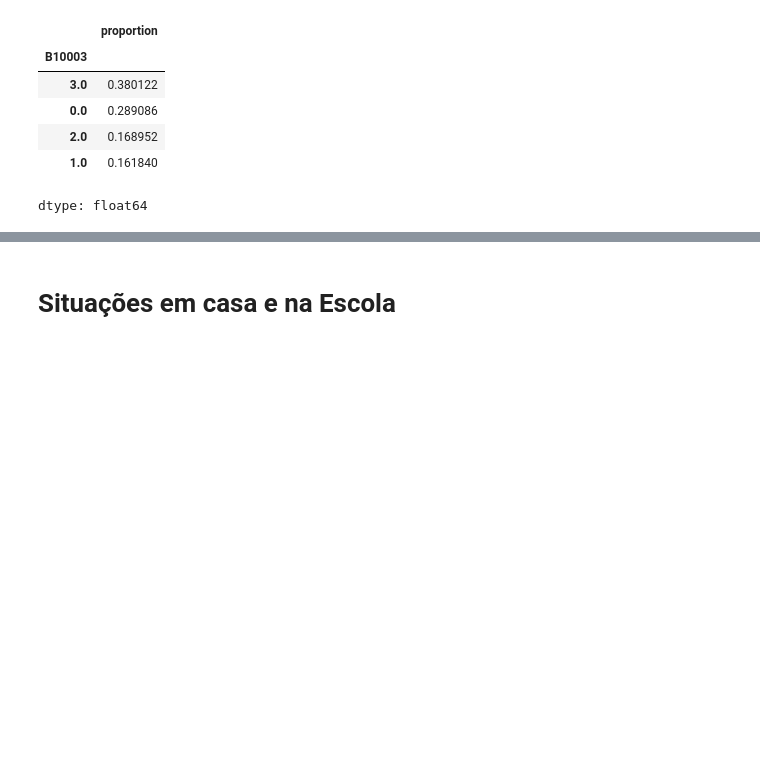
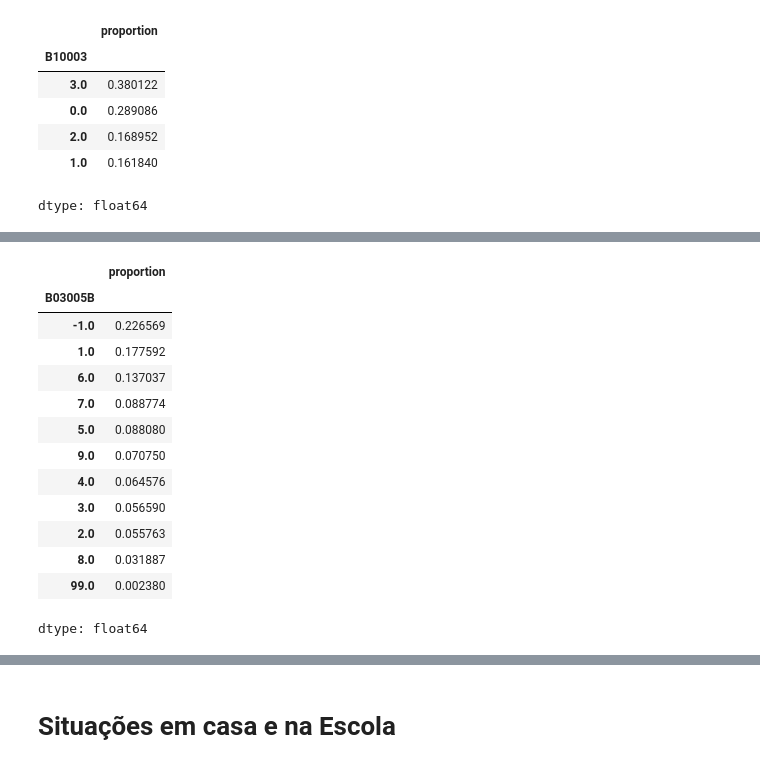
Before and after one commit to GustavoEmanuel901/lainfs-pense-repository, a Jupyter notebook: Dados_Pense_2026.ipynb, the cells around one changed output, grey strips where cells are left out. Saved outputs shown, nothing was run; the diff lists cells and outputs as text; code cells hidden in the pictures; blank space fills up the shorter version.

```diff
--- a/Dados_Pense_2026.ipynb
+++ b/Dados_Pense_2026.ipynb
@@ -1872,0 +2036,17 @@ dtype: float64
+# %%
+df['B03005B'].value_counts(normalize=True)
+# %% [output]
+|  | proportion |
+| B03005B |  |
+| -1.0 | 0.226569 |
+| 1.0 | 0.177592 |
+| 6.0 | 0.137037 |
+| 7.0 | 0.088774 |
+| 5.0 | 0.088080 |
+| 9.0 | 0.070750 |
+| 4.0 | 0.064576 |
+| 3.0 | 0.056590 |
+| 2.0 | 0.055763 |
+| 8.0 | 0.031887 |
+| 99.0 | 0.002380 |
+dtype: float64
```
Also changed, not shown: parts of 32 cells of this notebook.
